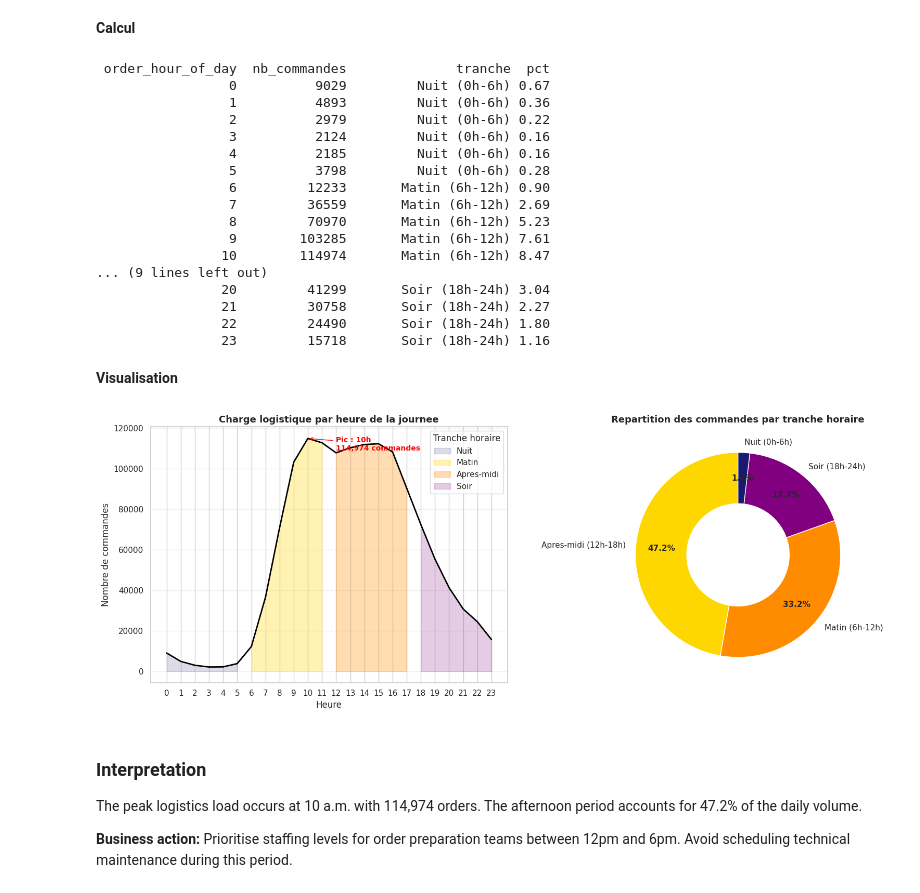
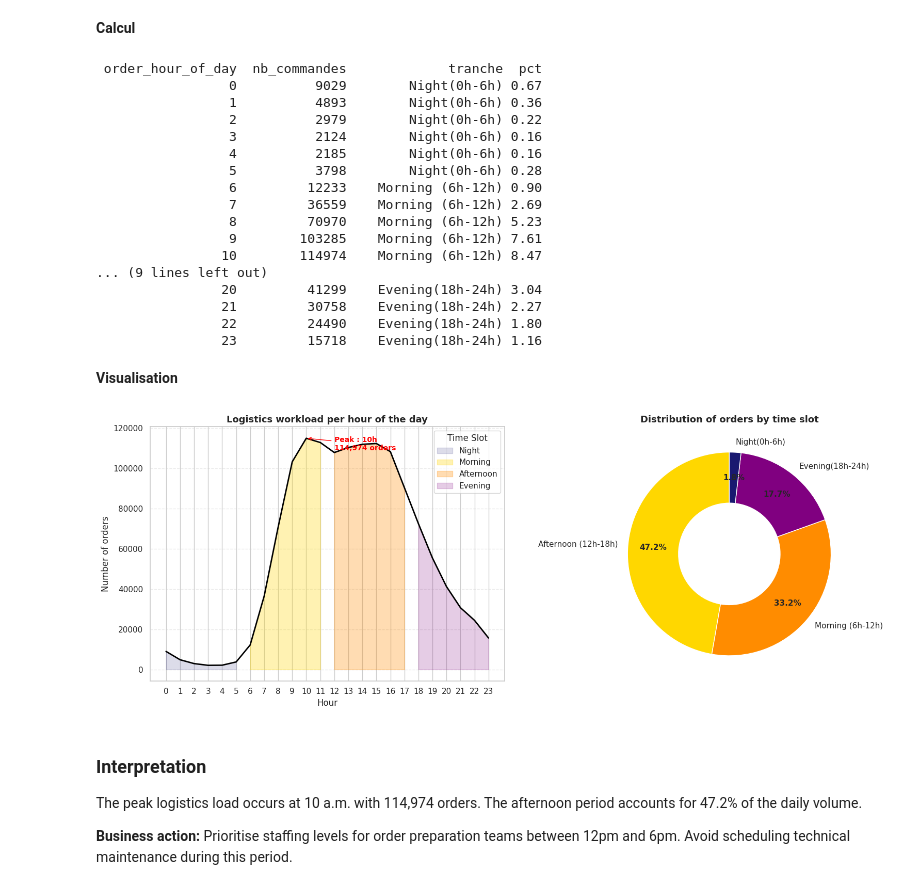
Before and after one commit to MeghCH/NextBuy, a Jupyter notebook: notebook.ipynb, the cells around one changed output. Cells and saved outputs as stored; diff of their text form; code cells hidden in the pictures.

```diff
--- a/notebook.ipynb
+++ b/notebook.ipynb
@@ -699,13 +699,13 @@ commandes_par_heure = (
 
 def tranche_horaire(h):
     if 0 <= h < 6:
-        return "Nuit (0h-6h)"
+        return "Night(0h-6h)"
     elif 6 <= h < 12:
-        return "Matin (6h-12h)"
+        return "Morning (6h-12h)"
     elif 12 <= h < 18:
-        return "Apres-midi (12h-18h)"
+        return "Afternoon (12h-18h)"
     else:
-        return "Soir (18h-24h)"
+        return "Evening(18h-24h)"
 
 commandes_par_heure["tranche"] = commandes_par_heure["order_hour_of_day"].apply(tranche_horaire)
 commandes_par_heure["pct"] = (
@@ -714,31 +714,31 @@ commandes_par_heure["pct"] = (
 
 print(commandes_par_heure.to_string(index=False))
 # %% [output]
- order_hour_of_day  nb_commandes              tranche  pct
-                 0          9029         Nuit (0h-6h) 0.67
-                 1          4893         Nuit (0h-6h) 0.36
-                 2          2979         Nuit (0h-6h) 0.22
-                 3          2124         Nuit (0h-6h) 0.16
-                 4          2185         Nuit (0h-6h) 0.16
-                 5          3798         Nuit (0h-6h) 0.28
-                 6         12233       Matin (6h-12h) 0.90
-                 7         36559       Matin (6h-12h) 2.69
-                 8         70970       Matin (6h-12h) 5.23
-                 9        103285       Matin (6h-12h) 7.61
-                10        114974       Matin (6h-12h) 8.47
+ order_hour_of_day  nb_commandes             tranche  pct
+                 0          9029        Night(0h-6h) 0.67
+                 1          4893        Night(0h-6h) 0.36
+                 2          2979        Night(0h-6h) 0.22
+                 3          2124        Night(0h-6h) 0.16
+                 4          2185        Night(0h-6h) 0.16
+                 5          3798        Night(0h-6h) 0.28
+                 6         12233    Morning (6h-12h) 0.90
+                 7         36559    Morning (6h-12h) 2.69
+                 8         70970    Morning (6h-12h) 5.23
+                 9        103285    Morning (6h-12h) 7.61
+                10        114974    Morning (6h-12h) 8.47
 ... (9 lines left out)
-                20         41299       Soir (18h-24h) 3.04
-                21         30758       Soir (18h-24h) 2.27
-                22         24490       Soir (18h-24h) 1.80
-                23         15718       Soir (18h-24h) 1.16
+                20         41299    Evening(18h-24h) 3.04
+                21         30758    Evening(18h-24h) 2.27
+                22         24490    Evening(18h-24h) 1.80
+                23         15718    Evening(18h-24h) 1.16
 # %% [markdown]
 **Visualisation**
 # %%
 tranches_def = [
-    (0,  6,  "Nuit",       "midnightblue", 0.15),
-    (6,  12, "Matin",      "gold",         0.30),
-    (12, 18, "Apres-midi", "darkorange",   0.30),
-    (18, 24, "Soir",       "purple",       0.20),
+    (0,  6,  "Night",       "midnightblue", 0.15),
+    (6,  12, "Morning",      "gold",         0.30),
+    (12, 18, "Afternoon", "darkorange",   0.30),
+    (18, 24, "Evening",       "purple",       0.20),
 ]
 
 fig, axes = plt.subplots(1, 2, figsize=(16, 6))
@@ -768,46 +768,46 @@ idx_max = commandes_par_heure["nb_commandes"].idxmax()
 h_pic = commandes_par_heure.loc[idx_max, "order_hour_of_day"]
 v_pic = commandes_par_heure.loc[idx_max, "nb_commandes"]
 axes[0].annotate(
-    f"Pic : {h_pic}h\n{v_pic:,} commandes",
+    f"Peak : {h_pic}h\n{v_pic:,} orders",
     xy=(h_pic, v_pic),
     xytext=(h_pic + 2, v_pic - 6000),
     arrowprops=dict(arrowstyle="->", color="red"),
     fontsize=10,
     color="red",
     fontweight="bold",
 )
-axes[0].set_title("Charge logistique par heure de la journee", fontsize=13, fontweight="bold")
-axes[0].set_xlabel("Heure")
-axes[0].set_ylabel("Nombre de commandes")
+axes[0].set_title("Logistics workload per hour of the day", fontsize=13, fontweight="bold")
+axes[0].set_xlabel("Hour")
+axes[0].set_ylabel("Number of orders")
 axes[0].set_xticks(range(0, 24))
-axes[0].legend(title="Tranche horaire")
+axes[0].legend(title="Time Slot")
 axes[0].grid(axis="y", linestyle="--", alpha=0.4)
 
 tranches_data = (
     commandes_par_heure.groupby("tranche")["nb_commandes"]
     .sum()
     .reset_index()
     .sort_values("nb_commandes", ascending=False)
 )
 axes[1].pie(
     tranches_data["nb_commandes"],
     labels=tranches_data["tranche"],
     autopct="%1.1f%%",
     colors=["gold", "darkorange", "purple", "midnightblue"],
     startangle=90,
     pctdistance=0.75,
     wedgeprops=dict(width=0.5),
 )
 for text in axes[1].texts:
     if "%" in text.get_text():
         text.set_fontsize(11)
         text.set_fontweight("bold")
-axes[1].set_title("Repartition des commandes par tranche horaire", fontsize=13, fontweight="bold")
+axes[1].set_title("Distribution of orders by time slot", fontsize=13, fontweight="bold")
 
 plt.tight_layout()
 plt.show()
 # %% [output]
-[figure, old version]
+[figure, new version]
 # %% [markdown]
 ### Interpretation
 
```
Also changed, not shown: parts of 31 cells of this notebook.
